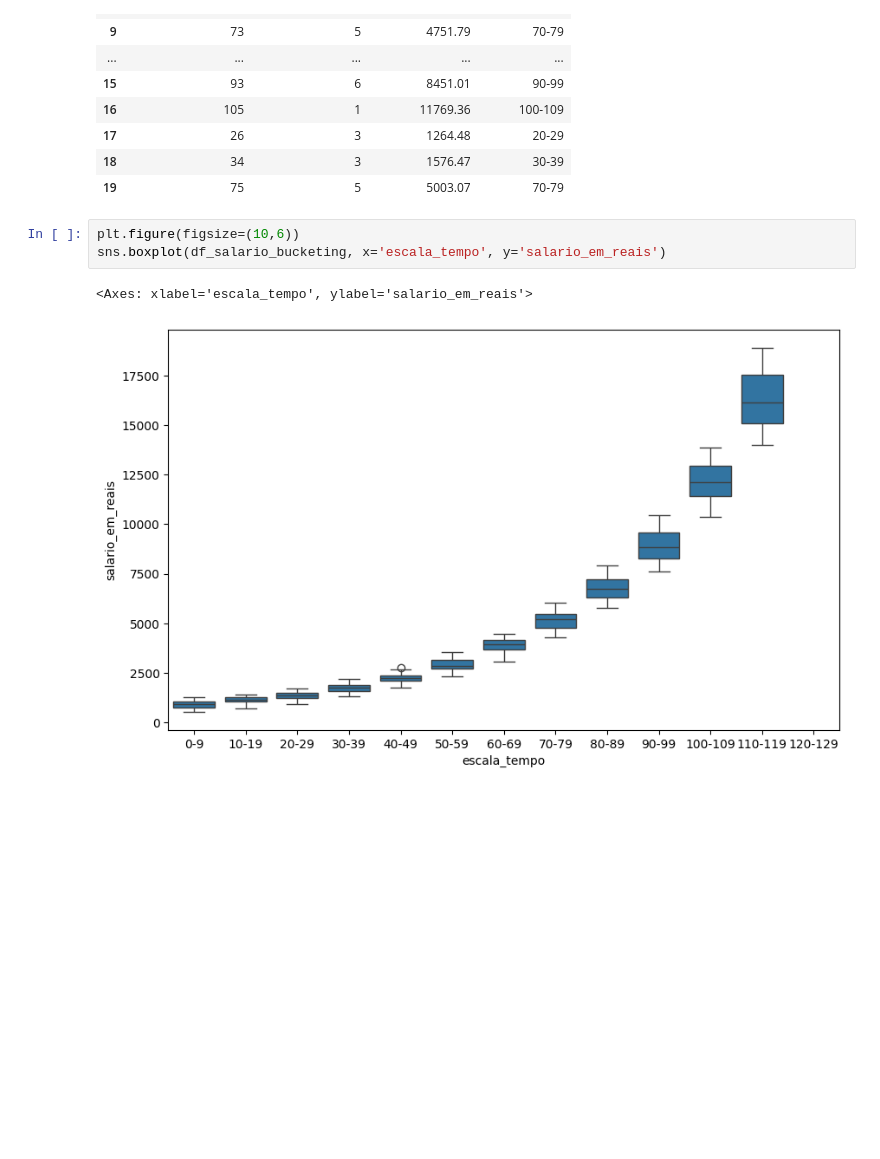
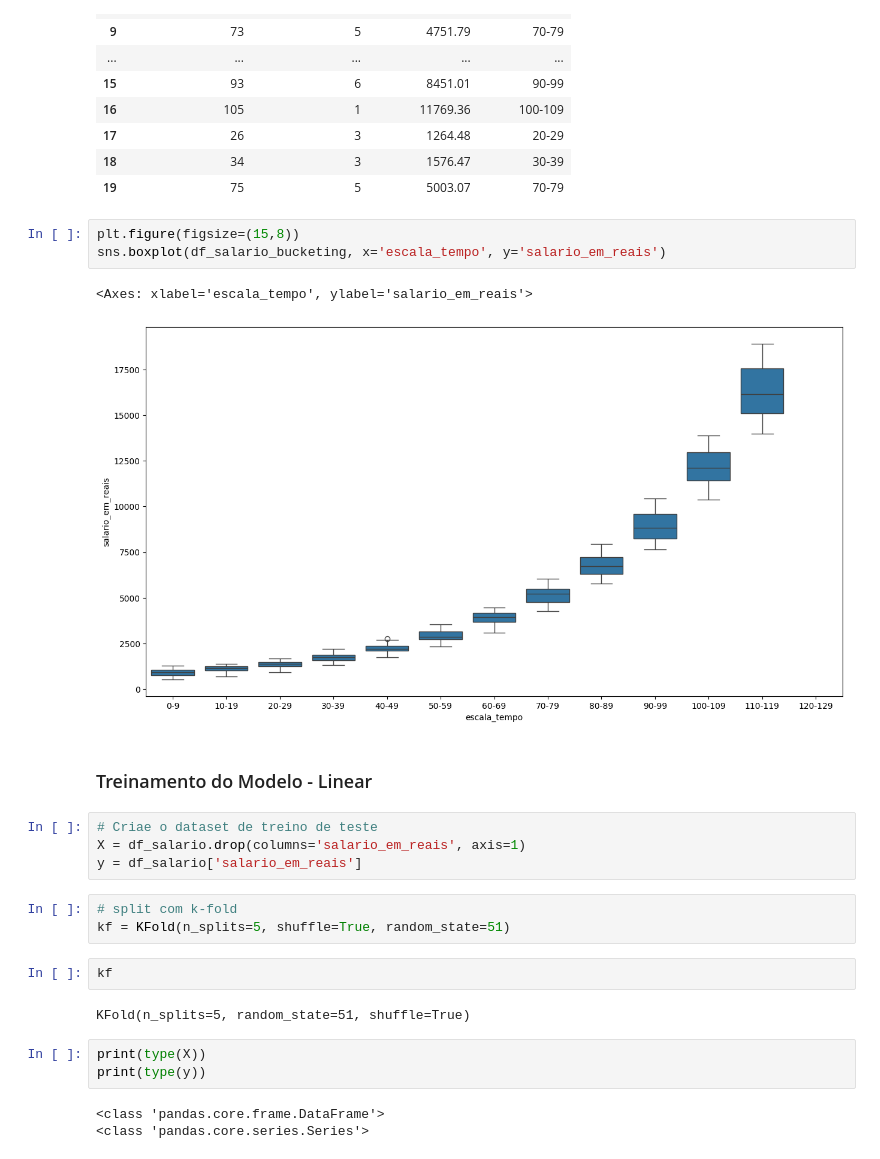
Before and after one commit to danilotavares-dev/Analise-Salarial-ML, a Jupyter notebook: modelo_salario.ipynb, the cells around one changed output. Saved outputs shown, nothing was run; the diff lists cells and outputs as text; blank space fills up the shorter version.

Commit message:
Treinamento e Validação - Modelo Linear

```diff
--- a/modelo_salario.ipynb
+++ b/modelo_salario.ipynb
@@ -120,8 +130,27 @@ df_salario_bucketing.head(20)
 | 18 | 34 | 3 | 1576.47 | 30-39 |
 | 19 | 75 | 5 | 5003.07 | 70-79 |
 # %%
-plt.figure(figsize=(10,6))
+plt.figure(figsize=(15,8))
 sns.boxplot(df_salario_bucketing, x='escala_tempo', y='salario_em_reais')
 # %% [output]
 <Axes: xlabel='escala_tempo', ylabel='salario_em_reais'>
-[figure, old version]
+[figure, new version]
+# %% [markdown]
+### Treinamento do Modelo - Linear
+# %%
+# Criae o dataset de treino de teste
+X = df_salario.drop(columns='salario_em_reais', axis=1)
+y = df_salario['salario_em_reais']
+# %%
+# split com k-fold
+kf = KFold(n_splits=5, shuffle=True, random_state=51)
+# %%
+kf
+# %% [output]
+KFold(n_splits=5, random_state=51, shuffle=True)
+# %%
+print(type(X))
+print(type(y))
+# %% [output]
+<class 'pandas.core.frame.DataFrame'>
+<class 'pandas.core.series.Series'>
```
Also changed, not shown: parts of 12 cells of this notebook.
